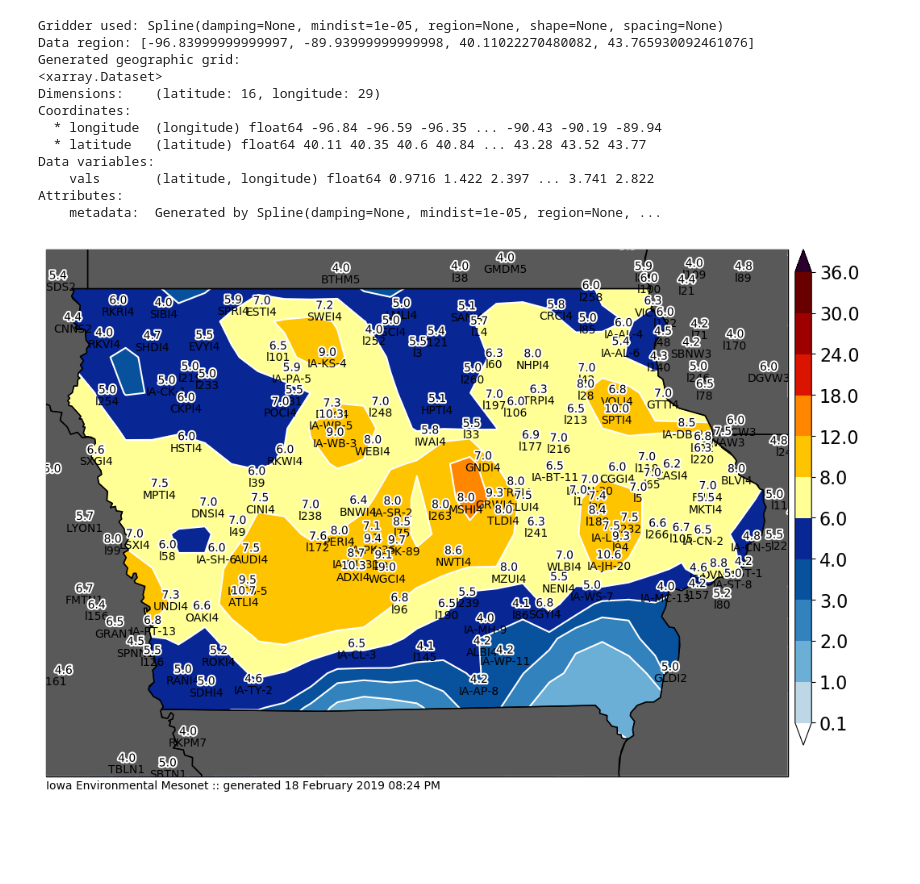
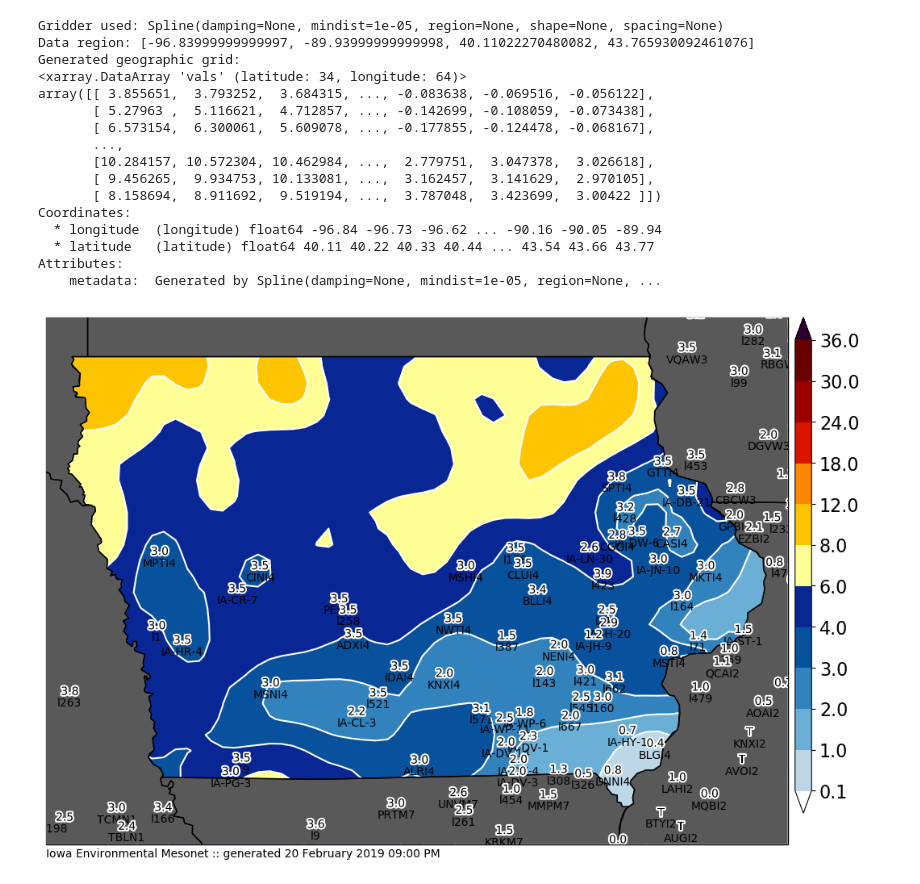
Before and after one commit to akrherz/DEV, a Jupyter notebook: coop/feature_snowfall_analysis.ipynb, the cells around one changed output. Cells and saved outputs as stored; diff of their text form; code cells hidden in the pictures; blank space fills up the shorter version.

```diff
--- a/coop/feature_snowfall_analysis.ipynb
+++ b/coop/feature_snowfall_analysis.ipynb
@@ -69,9 +69,9 @@ def get_coop(dates):
     on (obs.iemid = stations.iemid)
     """)
     for row in cursor:
-        if row[1] != 2:
-            print("skipping %s" % (row[0], ))
-            continue
+        #if row[1] != 2:
+        #    print("skipping %s" % (row[0], ))
+        #    continue
         data.append(
             dict(val=row[2], lat=row[4], lon=row[3], label=row[0],
                  datalabel=nice(row[2]),
@@ -81,8 +81,8 @@ def get_coop(dates):
     IEM.close()
     return data
 
-crows = get_coop( ['2019-02-17', '2019-02-18'] )
-sts = utc(2019, 2, 17, 18)
+crows = get_coop( ['2019-02-20', '2019-02-21'] )
+sts = utc(2019, 2, 20, 13)
 ets = utc(2019, 2, 28, 12, 0)
 lrows = get_lsrs(sts, ets)
 
@@ -146,15 +130,20 @@ Found 1009 observations (730 coop/279 lsrs) for consideration
 # %%
-cull = []
+cull = ['BRCM5', 'IA-PL-8', 'HSII4', 'l287', 'OSKI4', 'MABM5', 'AUDI4', 'l228', 'l615', 'OAKI4', 'IA-PA-6']
 if cull:
     dfall.at[cull, 'useme'] = False
 
 hardcode = [
-    ['RKWI4', 6.0],
-    ['IA-PA-6', 6.0],
-    ['LMLI4', 5.0],
-    ['IA-SH-6', 6.0],
-    ['l202', 2.9],
-    ['IA-AP-8', 4.2],
+    ['OSAI4', 6.0],
+    ['MZUI4', 3.5],
+    ['GRII4', 4.0],
+    ['NWTI4', 3.5],
+    ['IDAI4', 3.5],
+    ['WHTI4', 5.5],
+    ['IA-KS-5', 5.5],
+    ['l205', 5.0],
+    ['l494', 5.7],
+    ['l336', 5.5],
+    ['l544', 5.5],
 
 ]
 
@@ -179,7 +168,7 @@ ur = ccrs.Geodetic().transform_point(
 lr = ccrs.Geodetic().transform_point(
     xbnds[1], ybnds[0], m.ax.projection)
 # We need to decimate
-spacing = 10. / 40.
+spacing = 0.33
 reducer = vd.BlockReduce(reduction=np.max, spacing=spacing)
 coordinates, data = reducer.filter(
     (df_useme['lon'].values, df_useme['lat'].values), df_useme['val'].values
@@ -190,43 +179,47 @@ proj_coordinates = projection(*coordinates)
 
 # Now we can set up a gridder for the decimated data
 # grd = vd.ScipyGridder(method="cubic").fit(proj_coordinates, data)
 grd = vd.Spline().fit(proj_coordinates, data)
 print("Gridder used:", grd)
 
 # Get the grid region in geographic coordinates
 region = [min(ll[0], ul[0]), max(lr[0], ur[0]), min(ll[1], ul[1]), max(ul[1], ur[1])]
 print("Data region:", region)
 
 grid = grd.grid(
     region=region,
-    spacing=spacing,
+    spacing=spacing / 3.,
     projection=projection,
     dims=["latitude", "longitude"],
     data_names=["vals"],
 )
 print("Generated geographic grid:")
-print(grid)
+print(grid.vals)
 m.contourf(grid.longitude, grid.latitude, grid.vals, clevs, cmap=cmap)
-df_useme_plot = df_useme[(df_useme['val']>=4) & (df_useme['val']<18)]
+df_useme_plot = df_useme[(df_useme['val']>=0) & (df_useme['val']<4)]
 m.plot_values(
     df_useme_plot['lon'], df_useme_plot['lat'], df_useme_plot['datalabel'],
     '%s', labels=df_useme_plot.index.values,
     textsize=10, labeltextsize=10, labelbuffer=0)
 m.postprocess(filename='test.png')
 # %% [output]
 Gridder used: Spline(damping=None, mindist=1e-05, region=None, shape=None, spacing=None)
 Data region: [-96.83999999999997, -89.93999999999998, 40.11022270480082, 43.765930092461076]
 Generated geographic grid:
-<xarray.Dataset>
-Dimensions:    (latitude: 16, longitude: 29)
+<xarray.DataArray 'vals' (latitude: 34, longitude: 64)>
+array([[ 3.855651,  3.793252,  3.684315, ..., -0.083638, -0.069516, -0.056122],
+       [ 5.27963 ,  5.116621,  4.712857, ..., -0.142699, -0.108059, -0.073438],
+       [ 6.573154,  6.300061,  5.609078, ..., -0.177855, -0.124478, -0.068167],
+       ...,
+       [10.284157, 10.572304, 10.462984, ...,  2.779751,  3.047378,  3.026618],
+       [ 9.456265,  9.934753, 10.133081, ...,  3.162457,  3.141629,  2.970105],
+       [ 8.158694,  8.911692,  9.519194, ...,  3.787048,  3.423699,  3.00422 ]])
 Coordinates:
-  * longitude  (longitude) float64 -96.84 -96.59 -96.35 ... -90.43 -90.19 -89.94
-  * latitude   (latitude) float64 40.11 40.35 40.6 40.84 ... 43.28 43.52 43.77
-Data variables:
-    vals       (latitude, longitude) float64 0.9716 1.422 2.397 ... 3.741 2.822
+  * longitude  (longitude) float64 -96.84 -96.73 -96.62 ... -90.16 -90.05 -89.94
+  * latitude   (latitude) float64 40.11 40.22 40.33 40.44 ... 43.54 43.66 43.77
 Attributes:
     metadata:  Generated by Spline(damping=None, mindist=1e-05, region=None, ...
-[figure, old version]
+[figure, new version]
 # %%
 # now we are ready to plot!
 
```
Also changed, not shown: parts of 3 cells of this notebook.
